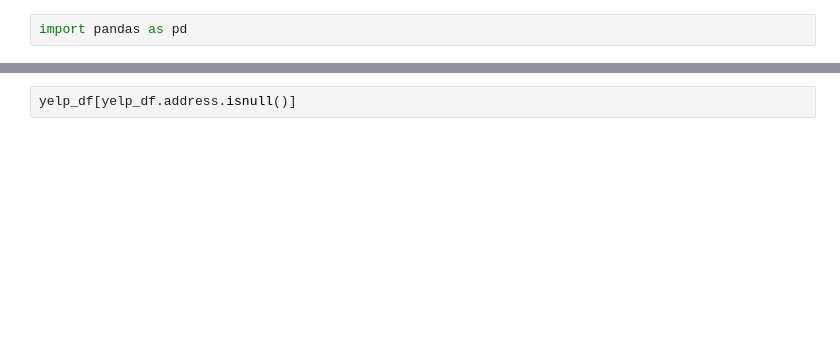
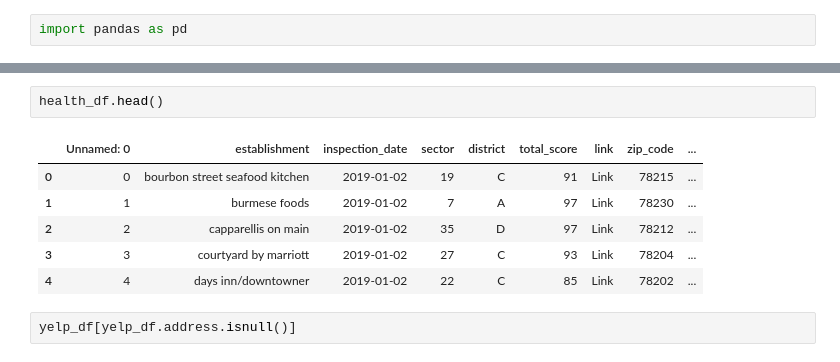
Before and after one commit to CodeBound-Annihilators/yelpproject, a Jupyter notebook: jeffs_merging_yelp_with_health_data-Copy1.ipynb, the cells around one changed output, grey strips where cells are left out. Cells and saved outputs as stored; diff of their text form; blank space fills up the shorter version.

```diff
--- a/merging_yelp_with_health_data.ipynb
+++ b/jeffs_merging_yelp_with_health_data-Copy1.ipynb
@@ -7,3 +16,12 @@ health_df = pd.read_csv('prepped_health_data.csv')
+# %%
+health_df.head()
+# %% [output]
+|  | Unnamed: 0 | establishment | inspection_date | sector | district | total_score | link | zip_code | ... |
+| 0 | 0 | bourbon street seafood kitchen | 2019-01-02 | 19 | C | 91 | Link | 78215 | ... |
+| 1 | 1 | burmese foods | 2019-01-02 | 7 | A | 97 | Link | 78230 | ... |
+| 2 | 2 | capparellis on main | 2019-01-02 | 35 | D | 97 | Link | 78212 | ... |
+| 3 | 3 | courtyard by marriott | 2019-01-02 | 27 | C | 93 | Link | 78204 | ... |
+| 4 | 4 | days inn/downtowner | 2019-01-02 | 22 | C | 85 | Link | 78202 | ... |
 # %%
 yelp_df[yelp_df.address.isnull()]
 # %% [output]
```
Also changed, not shown: parts of 3 cells of this notebook.
